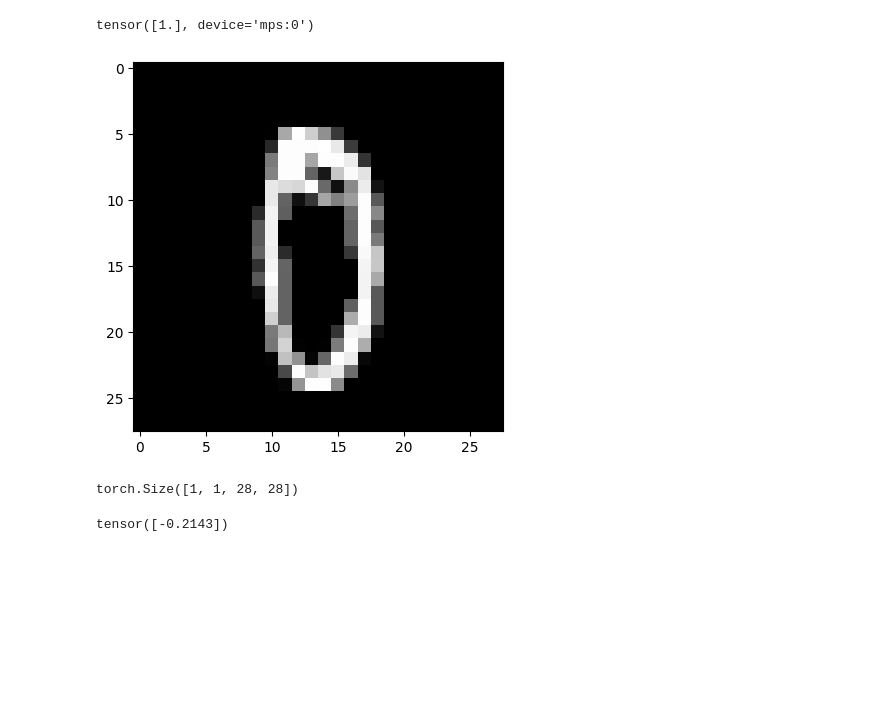
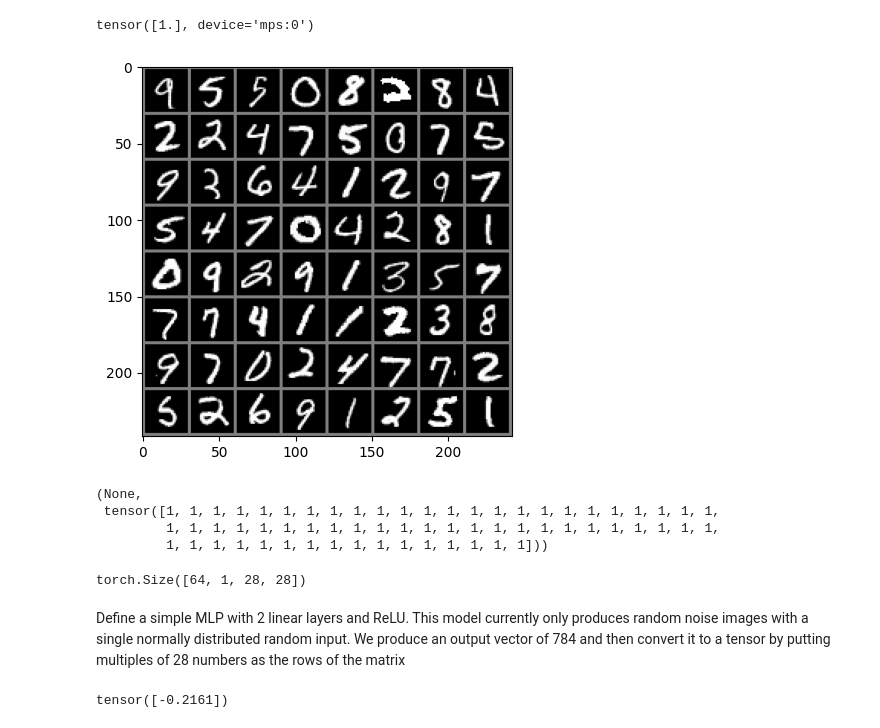
Before and after one commit to YM2132/YMPaperImplementations, a Jupyter notebook: paper_implementations/GAN_Goodfellow.ipynb, the cells around one changed output. Drawn from its saved outputs; the diff is of its cells as text; code cells hidden in the pictures; blank space fills up the shorter version.

```diff
--- a/paper_implementations/GAN_Goodfellow.ipynb
+++ b/paper_implementations/GAN_Goodfellow.ipynb
@@ -45,11 +46,12 @@ mnist_train = torchvision.datasets.MNIST(
     download=True,
     transform=transform,
 )
+mnist_train.targets = torch.ones_like(mnist_train.targets, dtype=torch.float32)
 
 train_loader = torch.utils.data.DataLoader(
     mnist_train,
     shuffle=True,
-    batch_size=1,
+    batch_size=64,
 )
 
 mnist_test = torchvision.datasets.MNIST(
@@ -58,38 +60,45 @@ mnist_test = torchvision.datasets.MNIST(
     download=True,
     transform=transform
 )
+mnist_test.targets = torch.ones_like(mnist_train.targets, dtype=torch.float32)
 
 test_loader = torch.utils.data.DataLoader(
     mnist_test,
     shuffle=True,
-    batch_size=1,
+    batch_size=64,
 )
 # %%
 # Let's show some of the training images, for fun.
 import matplotlib.pyplot as plt
 import numpy as np
 
 # functions to show an image
 
 def imshow(img):
     img = img / 2 + 0.5  # unnormalize
     npimg = img.numpy()
     plt.imshow(np.transpose(npimg, (1, 2, 0)))
     plt.show()
 
 
 # get some random training images
 dataiter = iter(train_loader)
 images, labels = next(dataiter)
 
 # show images
-imshow(torchvision.utils.make_grid(images))
+imshow(torchvision.utils.make_grid(images)), labels
 # %% [output]
-[figure, old version]
+[figure, new version]
+(None,
+ tensor([1, 1, 1, 1, 1, 1, 1, 1, 1, 1, 1, 1, 1, 1, 1, 1, 1, 1, 1, 1, 1, 1, 1, 1,
+         1, 1, 1, 1, 1, 1, 1, 1, 1, 1, 1, 1, 1, 1, 1, 1, 1, 1, 1, 1, 1, 1, 1, 1,
+         1, 1, 1, 1, 1, 1, 1, 1, 1, 1, 1, 1, 1, 1, 1, 1]))
 # %%
 images.shape
 # %% [output]
-torch.Size([1, 1, 28, 28])
+torch.Size([64, 1, 28, 28])
+# %% [markdown]
+Define a simple MLP with 2 linear layers and ReLU. This model currently only produces random noise images with a single normally distributed random input. We produce an output vector of 784 and then convert it to a tensor by putting multiples of 28 numbers as the rows of the matrix
 # %%
 class Generator(nn.Module):
     def __init__(self):
@@ -112,7 +142,6 @@ class Generator(nn.Module):
 # %%
 mu, sigma = 0, 1 # mean and standard deviation
-g_in = np.random.normal(mu, sigma, 1)
-g_in = torch.Tensor(g_in)
+g_in = torch.tensor(np.random.normal(mu, sigma, 1), dtype=torch.float32)
 g_in
 # %% [output]
-tensor([-0.2143])
+tensor([-0.2161])
```
Also changed, not shown: parts of 34 cells of this notebook.
